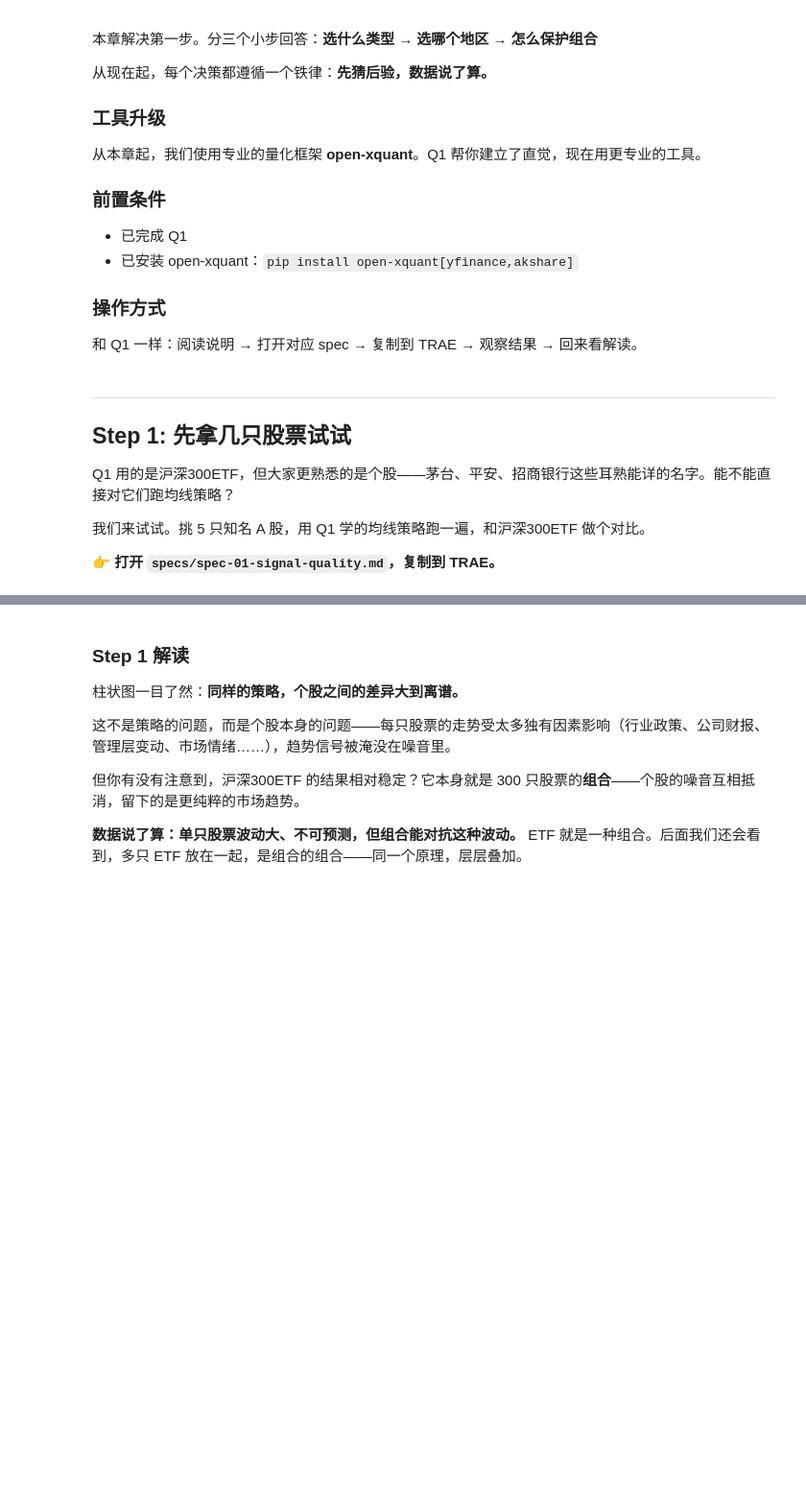
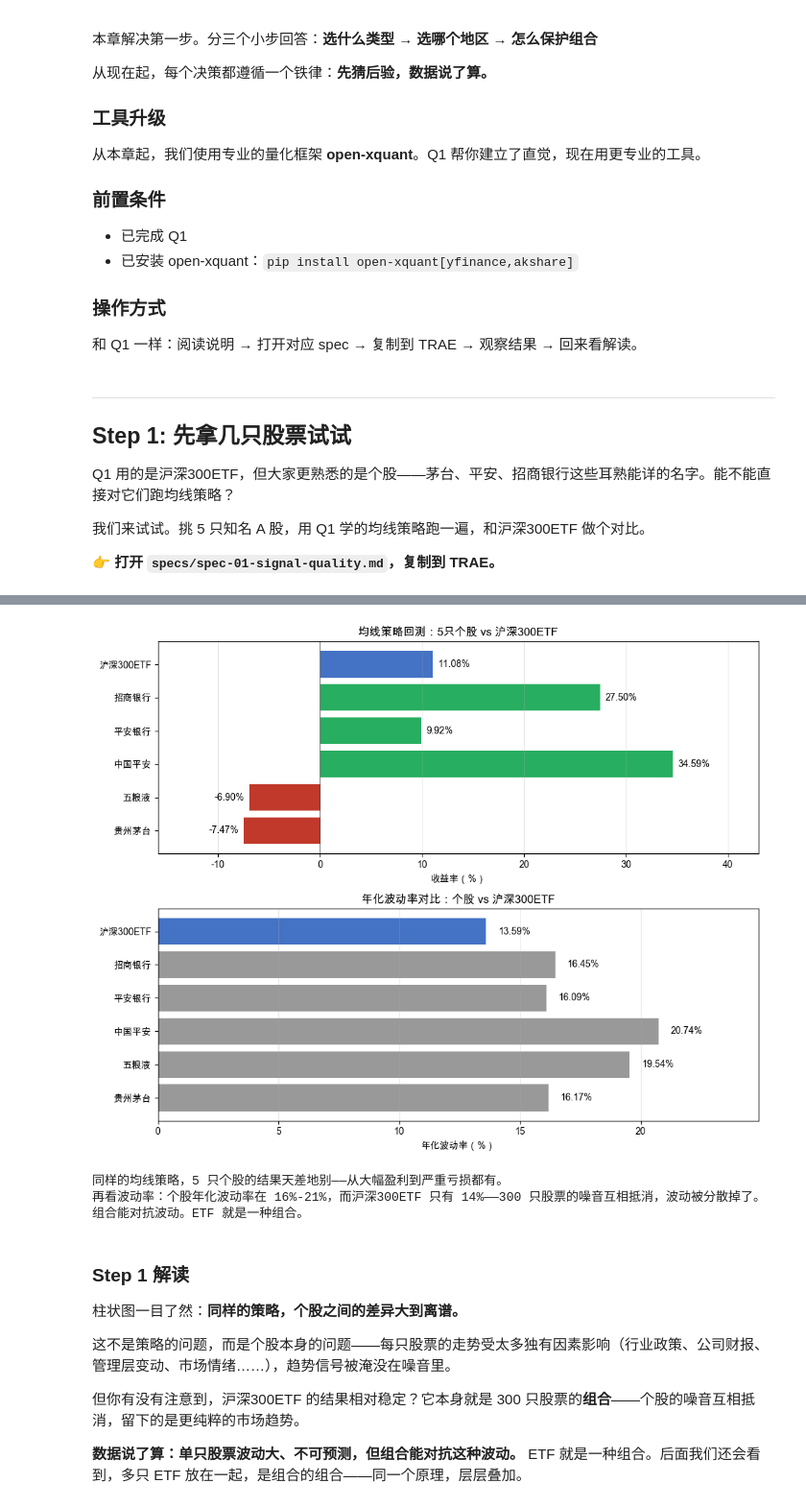
Before and after one commit to xingwudao/xquant-learning, a Jupyter notebook: q2-what-to-buy/notebooks/q2-what-to-buy.ipynb, the cells around one changed output, grey strips where cells are left out. Shown at 96% size. Saved outputs shown, nothing was run; the diff lists cells and outputs as text; code cells hidden in the pictures; blank space fills up the shorter version.

```diff
--- a/q2-what-to-buy/notebooks/q2-what-to-buy.ipynb
+++ b/q2-what-to-buy/notebooks/q2-what-to-buy.ipynb
@@ -71,10 +71,11 @@ for symbol in stock_symbols:
 # 对 5 只个股 + 沪深300ETF 分别运行回测
 all_symbols = stock_symbols + ["510300.SS"]
 all_names = stock_names + ["沪深300ETF"]
-results = {}
+results_ret = {}
+results_vol = {}
 
 print("均线策略回测结果（20日均线，最近3年）")
-print("=" * 50)
+print("=" * 60)
 
 for symbol, name in zip(all_symbols, all_names):
     # SMA(1) 就是收盘价本身，所以「SMA(1) 上穿 SMA(20)」等价于「收盘价上穿 20 日均线」
@@ -100,44 +101,63 @@ for symbol, name in zip(all_symbols, all_names):
         start=three_years_ago,
         end=today,
     )
-    ret = result.total_return()  # 返回小数，如 0.15 表示 15%
-    results[name] = ret
-    print(f"{symbol} ({name}): 收益率 {ret:7.2%}")
+    ret = result.total_return()
+    vol = result.annualized_volatility()
+    results_ret[name] = ret
+    results_vol[name] = vol
+    print(f"{symbol} ({name}): 收益率 {ret:7.2%}  年化波动率 {vol:7.2%}")
 
-# 横向柱状图
-fig, ax = plt.subplots(figsize=(10, 5))
+# 两张横向柱状图（上下排列）
+fig, (ax1, ax2) = plt.subplots(2, 1, figsize=(10, 8))
 
-names = list(results.keys())
-returns = list(results.values())
+names = list(results_ret.keys())
+returns = list(results_ret.values())
+vols = list(results_vol.values())
 
-# 颜色规则：沪深300ETF 蓝色高亮，其余按正负区分绿色/红色
-colors = []
+# --- 第一张：收益率 ---
+colors_ret = []
 for name, ret in zip(names, returns):
     if name == "沪深300ETF":
-        colors.append("#4472C4")  # 蓝色高亮
+        colors_ret.append("#4472C4")
     elif ret >= 0:
-        colors.append("#27AE60")  # 正收益绿色
+        colors_ret.append("#27AE60")
     else:
-        colors.append("#C0392B")  # 负收益红色
+        colors_ret.append("#C0392B")
 
-bars = ax.barh(names, [r * 100 for r in returns], color=colors)
-
-# 在柱子旁标注数值
-for bar, ret in zip(bars, returns):
+bars1 = ax1.barh(names, [r * 100 for r in returns], color=colors_ret)
+for bar, ret in zip(bars1, returns):
     x = bar.get_width()
     offset = 0.5 if x >= 0 else -0.5
-    ax.text(x + offset, bar.get_y() + bar.get_height()/2,
-            f'{ret:.2%}', va='center', fontsize=10,
-            ha='left' if x >= 0 else 'right')
+    ax1.text(x + offset, bar.get_y() + bar.get_height()/2,
+             f'{ret:.2%}', va='center', fontsize=10,
+             ha='left' if x >= 0 else 'right')
+ax1.axvline(x=0, color='black', linewidth=0.5)
+ax1.set_xlabel('收益率（%）')
+ax1.set_title('均线策略回测：5只个股 vs 沪深300ETF')
+ax1.margins(x=0.2)
+ax1.grid(True, alpha=0.3, axis='x')
 
-ax.axvline(x=0, color='black', linewidth=0.5)
-ax.set_xlabel('收益率（%）')
-ax.set_title('均线策略回测：5只个股 vs 沪深300ETF')
-ax.margins(x=0.2)
-ax.grid(True, alpha=0.3, axis='x')
-fig.subplots_adjust(left=0.15, right=0.88)
+# --- 第二张：年化波动率 ---
+colors_vol = ["#4472C4" if name == "沪深300ETF" else "#999999" for name in names]
+
+bars2 = ax2.barh(names, [v * 100 for v in vols], color=colors_vol)
+for bar, vol in zip(bars2, vols):
+    x = bar.get_width()
+    ax2.text(x + 0.5, bar.get_y() + bar.get_height()/2,
+             f'{vol:.2%}', va='center', fontsize=10, ha='left')
+ax2.set_xlabel('年化波动率（%）')
+ax2.set_title('年化波动率对比：个股 vs 沪深300ETF')
+ax2.margins(x=0.2)
+ax2.grid(True, alpha=0.3, axis='x')
+
+fig.tight_layout()
 plt.show()
 
+# 计算个股波动率范围
+stock_vols = [results_vol[n] for n in stock_names]
+etf_vol = results_vol["沪深300ETF"]
+
 print("\n同样的均线策略，5 只个股的结果天差地别——从大幅盈利到严重亏损都有。")
-print("单只股票波动大、不可预测，但沪深300ETF 包含 300 只股票，个股的噪音互相抵消，表现更稳定。")
+print(f"再看波动率：个股年化波动率在 {min(stock_vols):.0%}-{max(stock_vols):.0%}，而沪深300ETF 只有 {etf_vol:.0%}——300 只股票的噪音互相抵消，波动被分散掉了。")
 print("组合能对抗波动。ETF 就是一种组合。")
+# %% [output]
@@ -144,3 +172,7 @@ print("组合能对抗波动。ETF 就是一种组合。")
+[figure, added]
+同样的均线策略，5 只个股的结果天差地别——从大幅盈利到严重亏损都有。
+再看波动率：个股年化波动率在 16%-21%，而沪深300ETF 只有 14%——300 只股票的噪音互相抵消，波动被分散掉了。
+组合能对抗波动。ETF 就是一种组合。
 # %% [markdown]
 ### Step 1 解读
 
```
Also changed, not shown: parts of 2 cells of this notebook, 1 other file.
